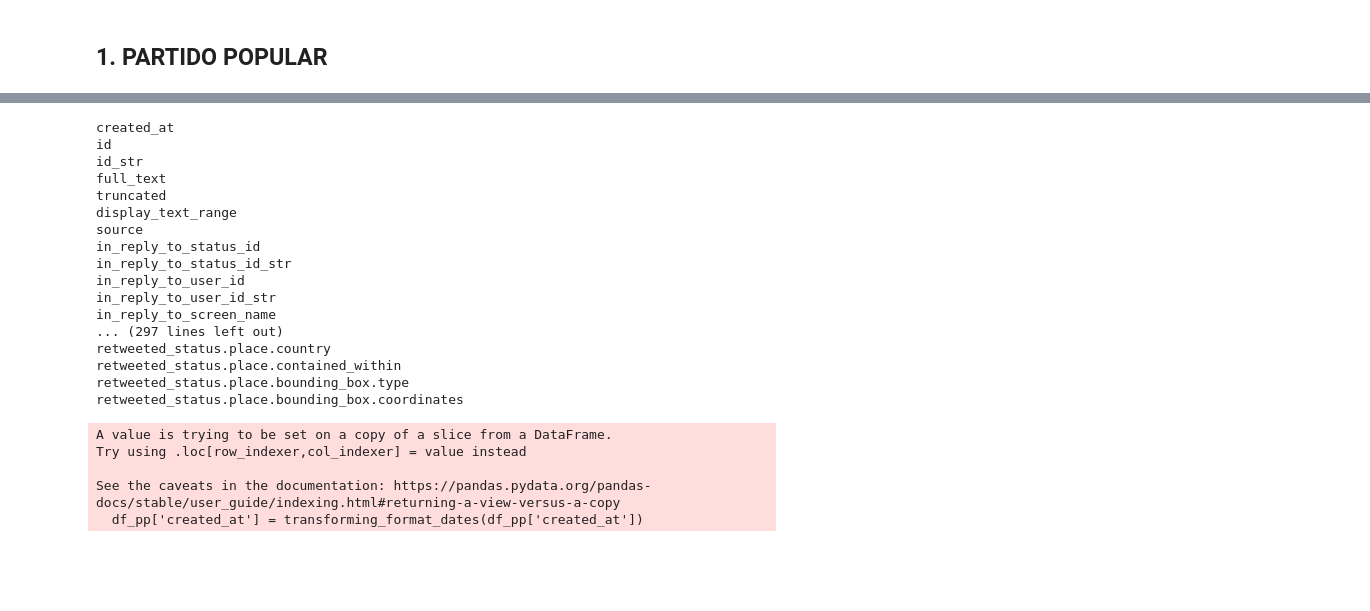
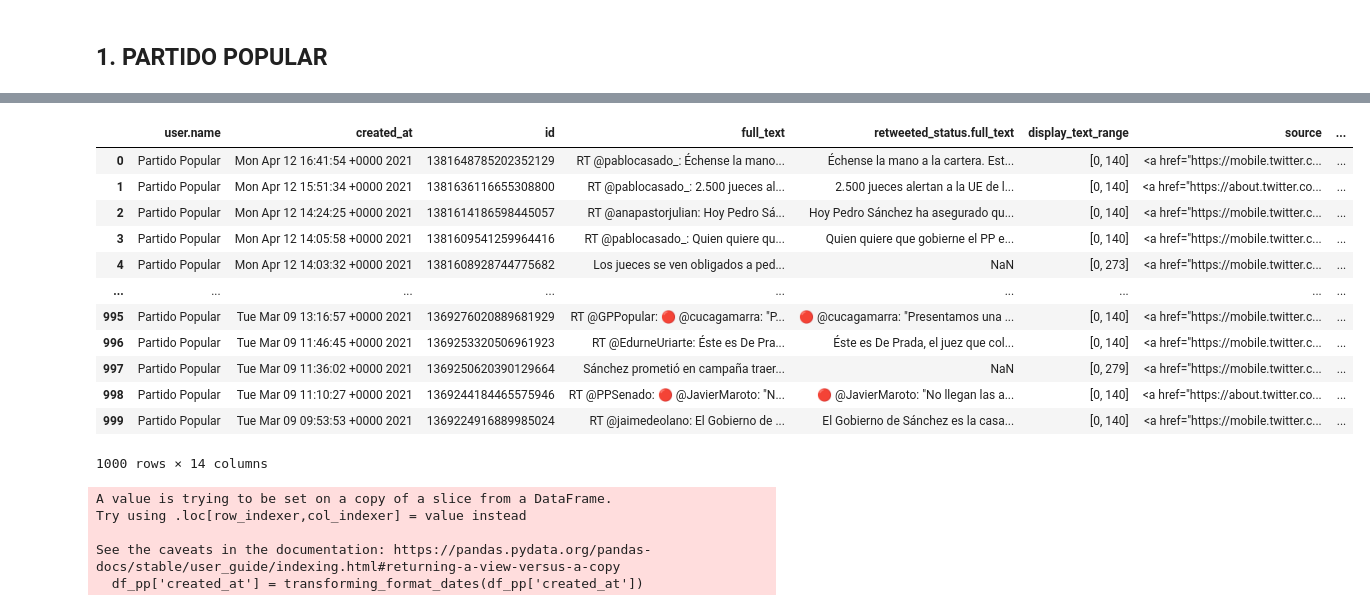
Before and after one commit to ssarahreyes/political_spanish_sentiment, a Jupyter notebook: notebooks/tweets_each_party.ipynb, the cells around one changed output, grey strips where cells are left out. Saved outputs shown, nothing was run; the diff lists cells and outputs as text; code cells hidden in the pictures; blank space fills up the shorter version.

```diff
--- a/notebooks/tweets_each_party.ipynb
+++ b/notebooks/tweets_each_party.ipynb
@@ -54,26 +55,4 @@ df_pp_alltweets.head(2)
 2 rows × 313 columns
-# %%
-columns = df_pp_alltweets.columns
-for col in columns:
-    print(col)
-# %% [output]
-created_at
-id
-id_str
-full_text
-truncated
-display_text_range
-source
-in_reply_to_status_id
-in_reply_to_status_id_str
-in_reply_to_user_id
-in_reply_to_user_id_str
-in_reply_to_screen_name
-... (297 lines left out)
-retweeted_status.place.country
-retweeted_status.place.contained_within
-retweeted_status.place.bounding_box.type
-retweeted_status.place.bounding_box.coordinates
 # %%
 # now, we select just the columns that are important for our analysis:
 
@@ -82,4 +61,20 @@ columns_selected = ['user.name', 'created_at', 'id', 'full_text','retweeted_stat
                     'user.friends_count', 'user.statuses_count', 'entities.hashtags', 'entities.urls']
 # %%
 df_pp = df_pp_alltweets[columns_selected]
+# %%
+df_pp
+# %% [output]
+|  | user.name | created_at | id | full_text | retweeted_status.full_text | display_text_range | source | ... |
+| 0 | Partido Popular | Mon Apr 12 16:41:54 +0000 2021 | 1381648785202352129 | RT @pablocasado_: Échense la mano... | Échense la mano a la cartera. Est... | [0, 140] | <a href="https://mobile.twitter.c... | ... |
+| 1 | Partido Popular | Mon Apr 12 15:51:34 +0000 2021 | 1381636116655308800 | RT @pablocasado_: 2.500 jueces al... | 2.500 jueces alertan a la UE de l... | [0, 140] | <a href="https://about.twitter.co... | ... |
+| 2 | Partido Popular | Mon Apr 12 14:24:25 +0000 2021 | 1381614186598445057 | RT @anapastorjulian: Hoy Pedro Sá... | Hoy Pedro Sánchez ha asegurado qu... | [0, 140] | <a href="https://mobile.twitter.c... | ... |
+| 3 | Partido Popular | Mon Apr 12 14:05:58 +0000 2021 | 1381609541259964416 | RT @pablocasado_: Quien quiere qu... | Quien quiere que gobierne el PP e... | [0, 140] | <a href="https://mobile.twitter.c... | ... |
+| 4 | Partido Popular | Mon Apr 12 14:03:32 +0000 2021 | 1381608928744775682 | Los jueces se ven obligados a ped... | NaN | [0, 273] | <a href="https://mobile.twitter.c... | ... |
+| ... | ... | ... | ... | ... | ... | ... | ... | ... |
+| 995 | Partido Popular | Tue Mar 09 13:16:57 +0000 2021 | 1369276020889681929 | RT @GPPopular: 🔴 @cucagamarra: "P... | 🔴 @cucagamarra: "Presentamos una ... | [0, 140] | <a href="https://mobile.twitter.c... | ... |
+| 996 | Partido Popular | Tue Mar 09 11:46:45 +0000 2021 | 1369253320506961923 | RT @EdurneUriarte: Éste es De Pra... | Éste es De Prada, el juez que col... | [0, 140] | <a href="https://mobile.twitter.c... | ... |
+| 997 | Partido Popular | Tue Mar 09 11:36:02 +0000 2021 | 1369250620390129664 | Sánchez prometió en campaña traer... | NaN | [0, 279] | <a href="https://mobile.twitter.c... | ... |
+| 998 | Partido Popular | Tue Mar 09 11:10:27 +0000 2021 | 1369244184465575946 | RT @PPSenado: 🔴 @JavierMaroto: "N... | 🔴 @JavierMaroto: "No llegan las a... | [0, 140] | <a href="https://about.twitter.co... | ... |
+| 999 | Partido Popular | Tue Mar 09 09:53:53 +0000 2021 | 1369224916889985024 | RT @jaimedeolano: El Gobierno de ... | El Gobierno de Sánchez es la casa... | [0, 140] | <a href="https://mobile.twitter.c... | ... |
+1000 rows × 14 columns
 # %%
```
Also changed, not shown: parts of 7 cells of this notebook, 1 other file.
